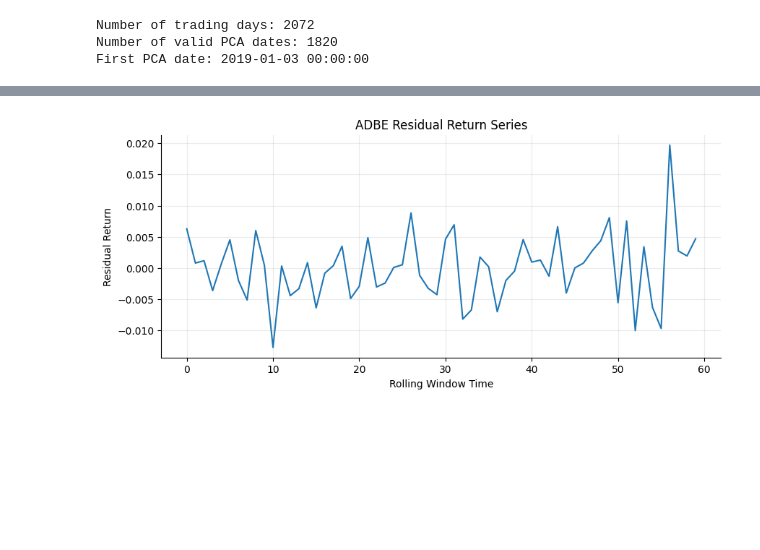
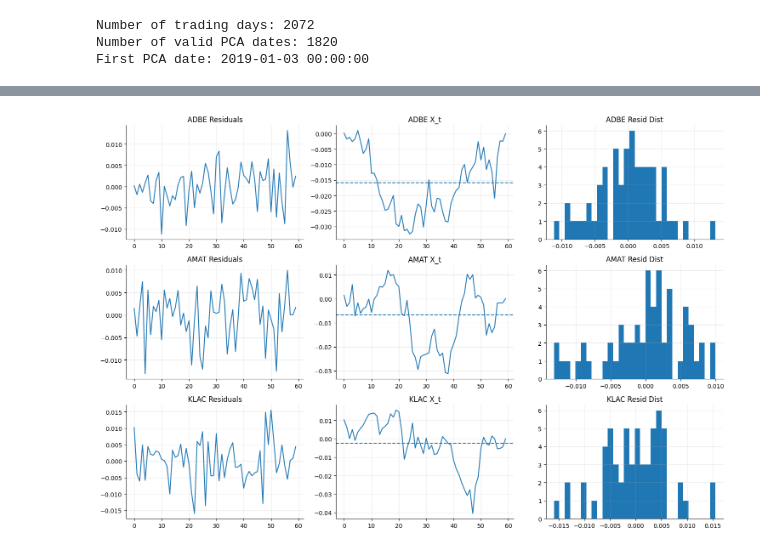
Before and after one commit to NishankRai25/Trading-Research, a Jupyter notebook: Research/statarb1/models/baseline2(OU+PCA+KALMAN).ipynb, the cells around one changed output, grey strips where cells are left out. Saved outputs shown, nothing was run; the diff lists cells and outputs as text; code cells hidden in the pictures; blank space fills up the shorter version.

```diff
--- a/Research/statarb1/models/baseline2(OU+PCA+KALMAN).ipynb
+++ b/Research/statarb1/models/baseline2(OU+PCA+KALMAN).ipynb
@@ -31,15 +31,14 @@ universe = [
 # =========================
 
 PCA_LOOKBACK = 252
-N_PCA_FACTORS = 15
+N_PCA_FACTORS = 20
 OU_WINDOW = 60
 
-ENTRY_THRESHOLD = 2.25
+ENTRY_THRESHOLD = 1.5
 LONG_EXIT_THRESHOLD = 0.25
-SHORT_EXIT_THRESHOLD = 0.25
+SHORT_EXIT_THRESHOLD = 0.5
 
-KAPPA_MIN = 8.4
-
+KAPPA_MIN = 14
 TRANSACTION_COST_BPS = 5
 TRANSACTION_COST = TRANSACTION_COST_BPS / 10000
 
@@ -355,31 +379,63 @@ KeyError: 'col_names'
 
 if snapshot is None:
     print("Run Block 2 first")
+
 else:
-    j_debug = 0
-    stock_debug = snapshot["valid_col_names"][j_debug]
+    results = []
 
-    y_hist = snapshot["reg_window"][:, j_debug]
-    model_debug = sm.OLS(y_hist, snapshot["X_factor"]).fit()
-    resid_debug = model_debug.resid
-    x_series_debug = np.cumsum(resid_debug)
+    # evaluate all stocks
+    for j, stock in enumerate(snapshot["valid_col_names"]):
+        y = snapshot["reg_window"][:, j]
 
-    print(f"Debug stock: {stock_debug}")
-    print(f"Residual mean: {np.mean(resid_debug):.6f}")
-    print(f"Residual std : {np.std(resid_debug):.6f}")
-    print(f"R^2          : {model_debug.rsquared:.4f}")
+        try:
+            model = sm.OLS(y, snapshot["X_factor"]).fit()
+            resid = model.resid
+            X = np.cumsum(resid)
 
-    plt.figure(figsize=(10, 4))
-    plt.plot(resid_debug)
-    plt.title(f"{stock_debug} Residual Return Series")
-    plt.xlabel("Rolling Window Time")
-    plt.ylabel("Residual Return")
+            results.append({
+                "stock": stock,
+                "j": j,
+                "r2": model.rsquared,
+                "resid_std": np.std(resid),
+                "X_std": np.std(X)
+            })
+
+        except:
+            continue
+
+    df_res = pd.DataFrame(results)
+
+    # pick top 3 by R² (good structure)
+    top3 = df_res.sort_values("r2", ascending=False).head(3)
+
+    print("=== TOP 3 DEBUG STOCKS ===")
+    print(top3[["stock", "r2", "resid_std", "X_std"]])
+
+    # ===== PLOT SIDE-BY-SIDE =====
+    fig, axes = plt.subplots(3, 3, figsize=(15, 10))
+
+    for row, (_, r) in enumerate(top3.iterrows()):
+        j = int(r["j"])
+        stock = r["stock"]
+
+        y = snapshot["reg_window"][:, j]
+        model = sm.OLS(y, snapshot["X_factor"]).fit()
+        resid = model.resid
+        X = np.cumsum(resid)
+
+        # Residuals
+        axes[row, 0].plot(resid)
+        axes[row, 0].set_title(f"{stock} Residuals")
+
+        # Spread X_t
+        axes[row, 1].plot(X)
+        axes[row, 1].axhline(np.mean(X), linestyle="--")
+        axes[row, 1].set_title(f"{stock} X_t")
+
+        # Histogram
+        axes[row, 2].hist(resid, bins=30)
+        axes[row, 2].set_title(f"{stock} Resid Dist")
+
+    plt.tight_layout()
     plt.show()
-
-    plt.figure(figsize=(10, 4))
-    plt.plot(x_series_debug)
-    plt.title(f"{stock_debug} Cumulative Residual Level $X_t$")
-    plt.xlabel("Rolling Window Time")
-    plt.ylabel("$X_t$")
-    plt.show()
 # %% [output]
@@ -390 +447 @@ R^2          : 0.9772
-[figure, old version]
+[figure, new version]
```
Also changed, not shown: parts of 12 cells of this notebook, 6 other files.
